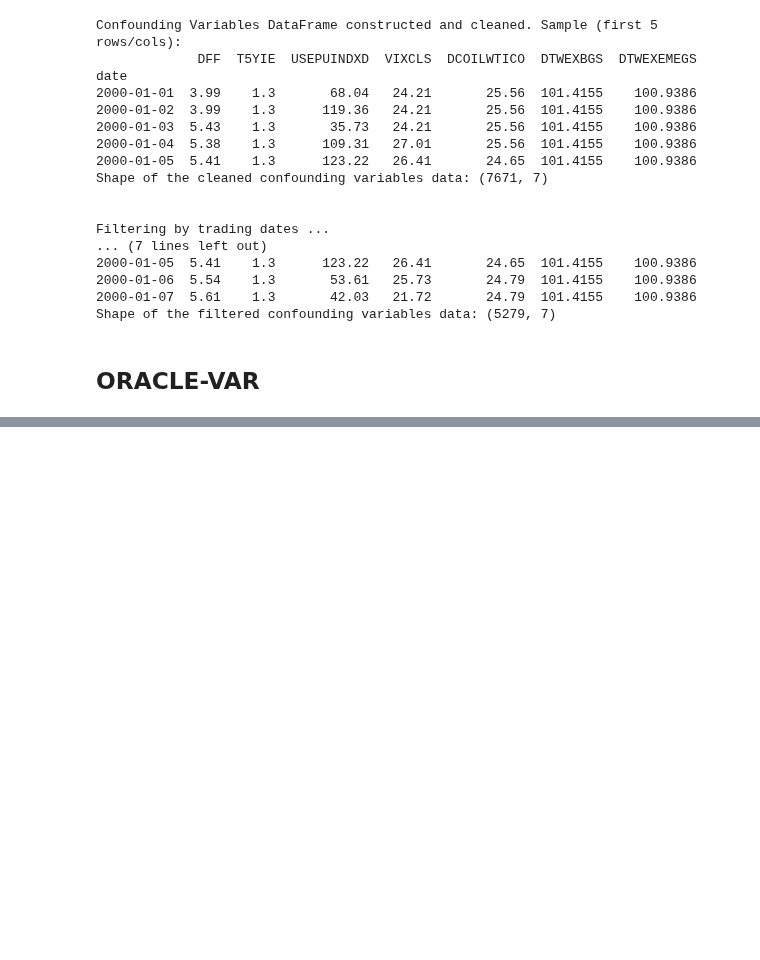
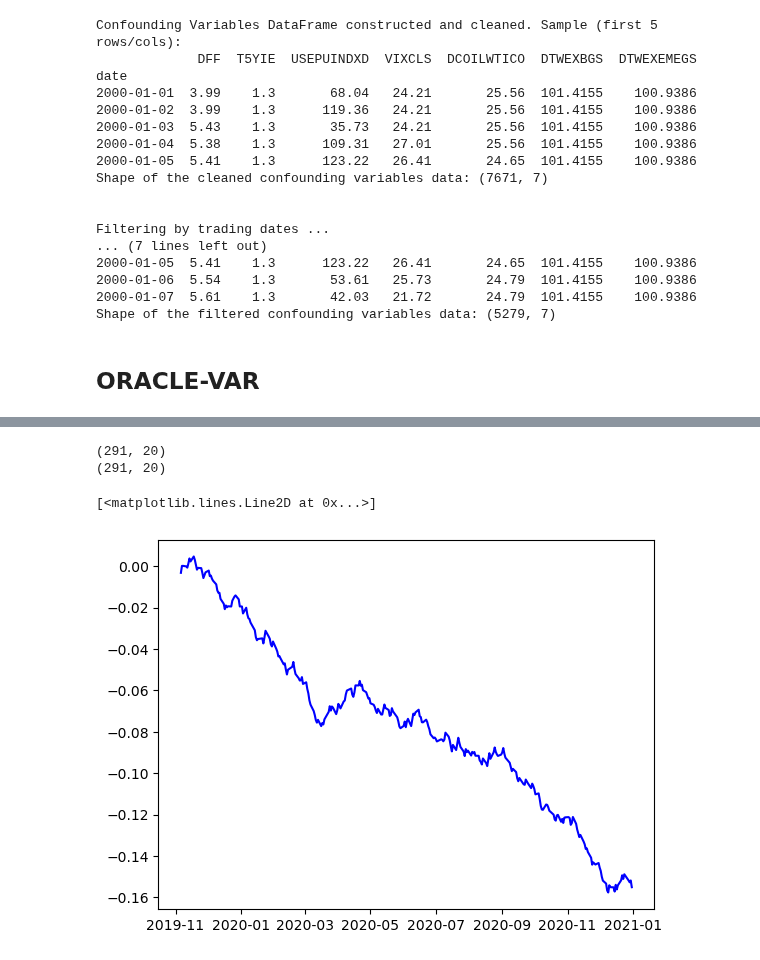
Before and after one commit to HK-Tan/ICAIF_25, a Jupyter notebook: New Code/Script/CORACLE-VAR-Ver2.ipynb, the cells around one changed output, grey strips where cells are left out. Drawn from its saved outputs; the diff is of its cells as text; code cells hidden in the pictures; blank space fills up the shorter version.

```diff
--- a/New Code/Script/CORACLE-VAR-Ver2.ipynb
+++ b/New Code/Script/CORACLE-VAR-Ver2.ipynb
@@ -144,0 +194,15 @@ ValueError: could not broadcast input array from shape (100,) into shape (20,)
+# %%
+from DML_tools import calculate_pnl
+forecasted_returns = pd.DataFrame(results['Y_hat_next_store'],
+                                  index=returns_df_cleaned_prep.index[-1300+252*4+1:],
+                                  columns=returns_df_cleaned_prep.columns)
+actual_returns = returns_df_cleaned_prep.iloc[-1300+252*4+1:,:20]
+print(forecasted_returns.shape)
+print(actual_returns.shape)
+pnl_series = calculate_pnl(forecasted_returns, actual_returns, contrarian = True)
+plt.plot(pnl_series, label='PnL Series', color='blue')
+# %% [output]
+(291, 20)
+(291, 20)
+[<matplotlib.lines.Line2D at 0x...>]
+[figure, added]
```
Also changed, not shown: parts of 8 cells of this notebook, 2 other files.
